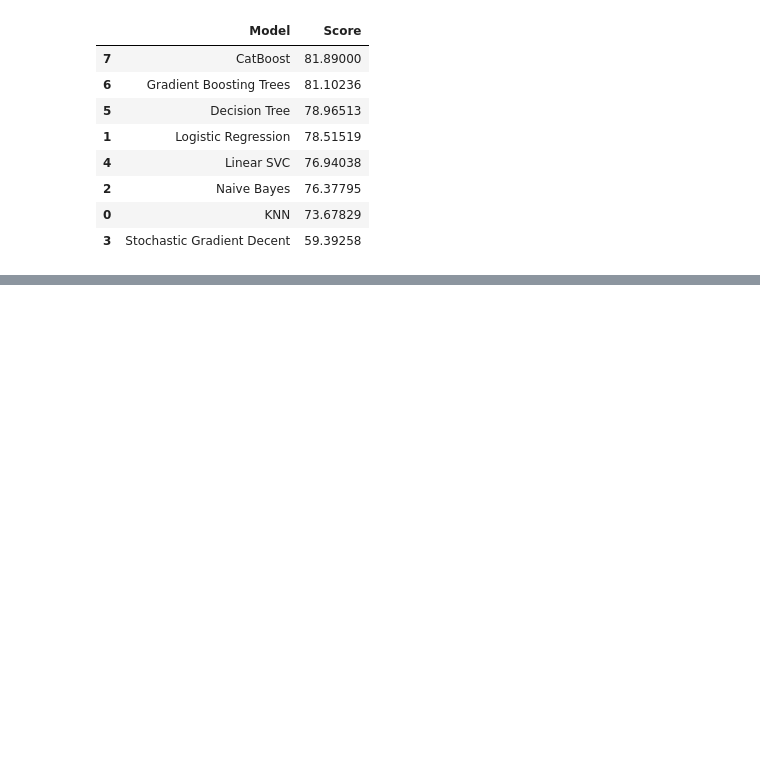
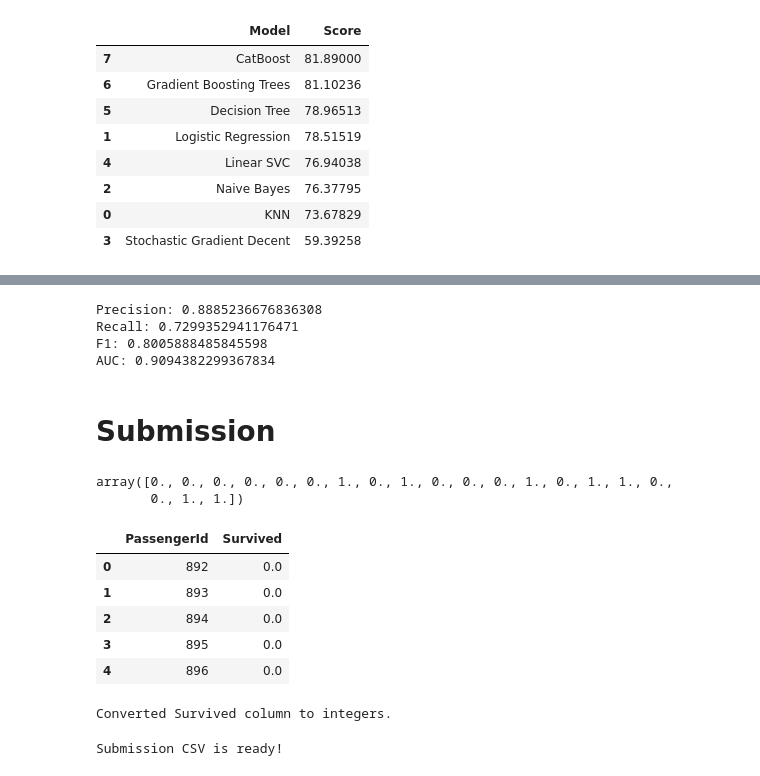
Before and after one commit to iliabadeev/kaggle-titanic-solution, a Jupyter notebook: solution.ipynb, the cells around one changed output, grey strips where cells are left out. Drawn from its saved outputs; the diff is of its cells as text; code cells hidden in the pictures; blank space fills up the shorter version.

```diff
--- a/solution.ipynb
+++ b/solution.ipynb
@@ -961,0 +996,51 @@ cv_models.sort_values(by='Score', ascending=False)
+# %%
+# Define metrics
+metrics = ['Precision', 'Recall', 'F1', 'AUC']
+#
+eval_metrics = catboost_model.eval_metrics(train_pool,
+                                           metrics=metrics,
+                                           plot=True)
+
+for metric in metrics:
+    print(str(metric)+": {}".format(np.mean(eval_metrics[metric])))
+# %% [output]
+Precision: 0.8885236676836308
+Recall: 0.7299352941176471
+F1: 0.8005888485845598
+AUC: 0.9094382299367834
+# %% [markdown]
+# Submission
+# %%
+# Make a prediction using the CatBoost model on the wanted columns
+predictions = catboost_model.predict(test[X_train.columns]
+                                     .apply(LabelEncoder().fit_transform))
+predictions[:20]
+# %% [output]
+array([0., 0., 0., 0., 0., 0., 1., 0., 1., 0., 0., 0., 1., 0., 1., 1., 0.,
+       0., 1., 1.])
+# %%
+# Create a submisison dataframe and append the relevant columns
+submission = pd.DataFrame()
+submission['PassengerId'] = test['PassengerId']
+submission['Survived'] = predictions # our model predictions on the test dataset
+submission.head()
+# %% [output]
+|  | PassengerId | Survived |
+| 0 | 892 | 0.0 |
+| 1 | 893 | 0.0 |
+| 2 | 894 | 0.0 |
+| 3 | 895 | 0.0 |
+| 4 | 896 | 0.0 |
+# %%
+# Let's convert our submission dataframe 'Survived' column to ints
+submission['Survived'] = submission['Survived'].astype(int)
+print('Converted Survived column to integers.')
+# %% [output]
+Converted Survived column to integers.
+# %%
+# Convert submisison dataframe to csv for submission to csv
+# for Kaggle submisison
+submission.to_csv('submission/catboost_submission.csv', index=False)
+print('Submission CSV is ready!')
+# %% [output]
+Submission CSV is ready!
```
Also changed, not shown: parts of 4 cells of this notebook, 4 other files.
